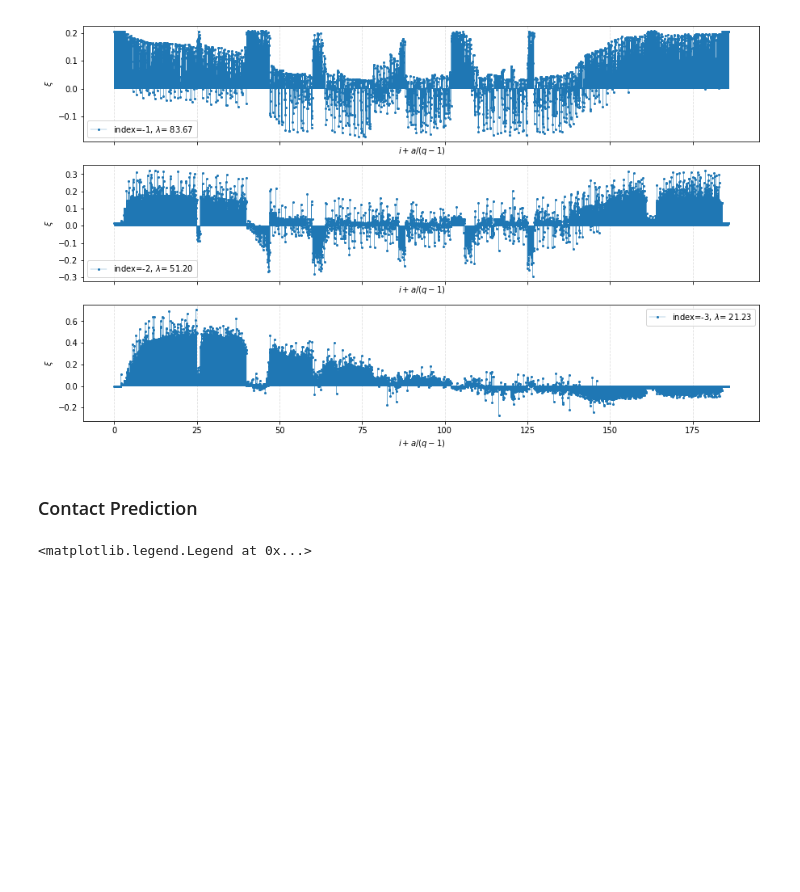
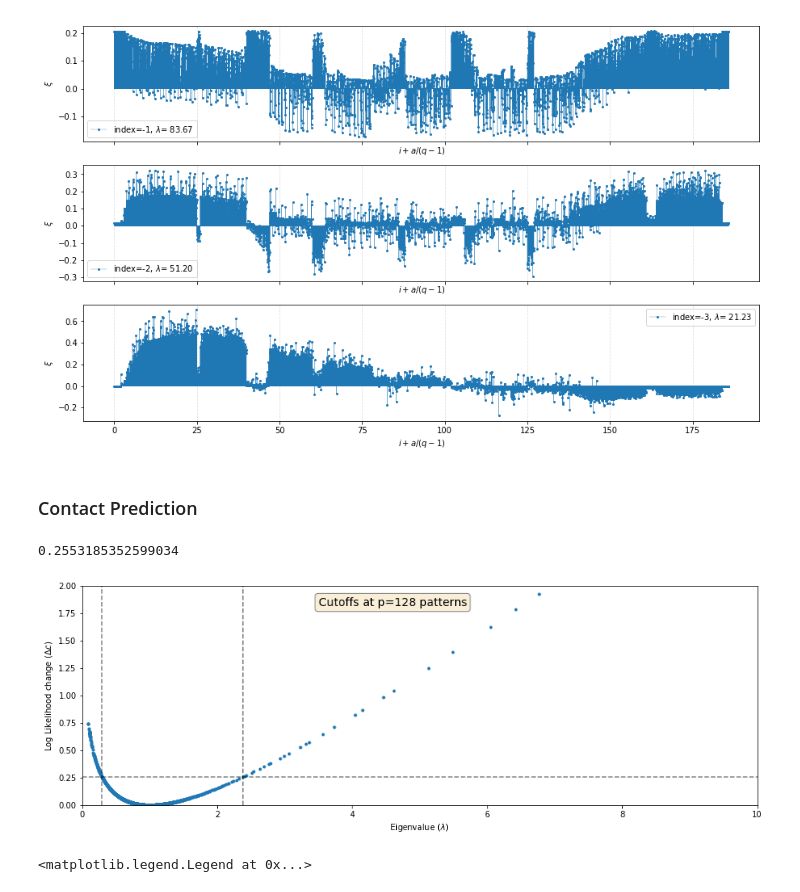
Before and after one commit to sameerd/Romerolab, a Jupyter notebook: projects/PCA_to_DCA/notebooks/PCA_to_DCA.ipynb, the cells around one changed output. Saved outputs shown, nothing was run; the diff lists cells and outputs as text; code cells hidden in the pictures; blank space fills up the shorter version.

Commit message:
Adding some top patterns

```diff
--- a/projects/PCA_to_DCA/notebooks/PCA_to_DCA.ipynb
+++ b/projects/PCA_to_DCA/notebooks/PCA_to_DCA.ipynb
@@ -370,6 +370,11 @@ The patterns are determined by Maximum Likelihood inference using Statistical Ph
 We can see that the prefactor $\mid 1 - 1/\lambda \mid^{1/2}$ vanishes for $\lambda = 1$ which is the mean of the eigenvalues.
 
 Also, from the ML inference we get the contribution of a pattern $\xi$ to the model's log likelihood is a function of its associated eigenvalue $\lambda$ only, $$\Delta \mathcal{L}(\lambda) = \frac{1}{2}(\lambda -1 - \log\lambda).$$
+# %%
+def calc_change_in_ll(eigval):
+    """This function can take a scalar or an array of eigenvalues  and returns
+    the change in log likelihood for each """
+    return (eigval - 1 - np.log(eigval)) * 0.5
 # %%
 def get_pattern(idx):
     prefactor = np.sqrt(np.abs(1 - 1. / evals[idx]))
@@ -430,3 +442,36 @@ contacts_8A -= 1
+# %%
+n_top_patterns = 128
+delta_L = calc_change_in_ll(evals)
+# index of the top eigenvalues that contribute to a change in log likelihood
+top_evals_idx = delta_L.argsort()[-n_top_patterns:]
+# %%
+# the cutoff is the smallest eigenvalues that makes the n_top_patterns
+delta_L_cutoff = delta_L[top_evals_idx[0]]
+delta_L_cutoff
+# %% [output]
+0.2553185352599034
+# %%
+top_evals = evals[top_evals_idx]
+top_positive_eval_cutoff = top_evals[top_evals >= 1].min()
+top_negative_eval_cutoff = top_evals[top_evals <= 1].max()
+# %%
+fig = plt.figure(figsize=(15, 5))
+plt.plot(evals, calc_change_in_ll(evals), '.')
+plt.axhline(delta_L_cutoff, linestyle='--', color="black", alpha=0.5)
+plt.axvline(top_positive_eval_cutoff, linestyle='--', color="black", alpha=0.5)
+plt.axvline(top_negative_eval_cutoff, linestyle='--', color="black", alpha=0.5)
+plt.xlim(0, 10)
+plt.ylim(0, 2)
+
+ax = fig.gca()
+textstr = "Cutoffs at p={0:} patterns".format(n_top_patterns)
+# place a text box in upper left in axes coords
+ax.text(0.35, 0.95, textstr, transform = ax.transAxes, fontsize=14,
+        verticalalignment='top', bbox=dict(boxstyle='round', facecolor='wheat', alpha=0.5))
+plt.ylabel("Log Likelihood change ($\Delta \mathcal{L}$)")
+_ = plt.xlabel("Eigenvalue ($\lambda$)")
+# %% [output]
+[figure, added]
 # %%
 invCov = np.linalg.inv(cov)
 
```
Also changed, not shown: parts of 2 cells of this notebook.
